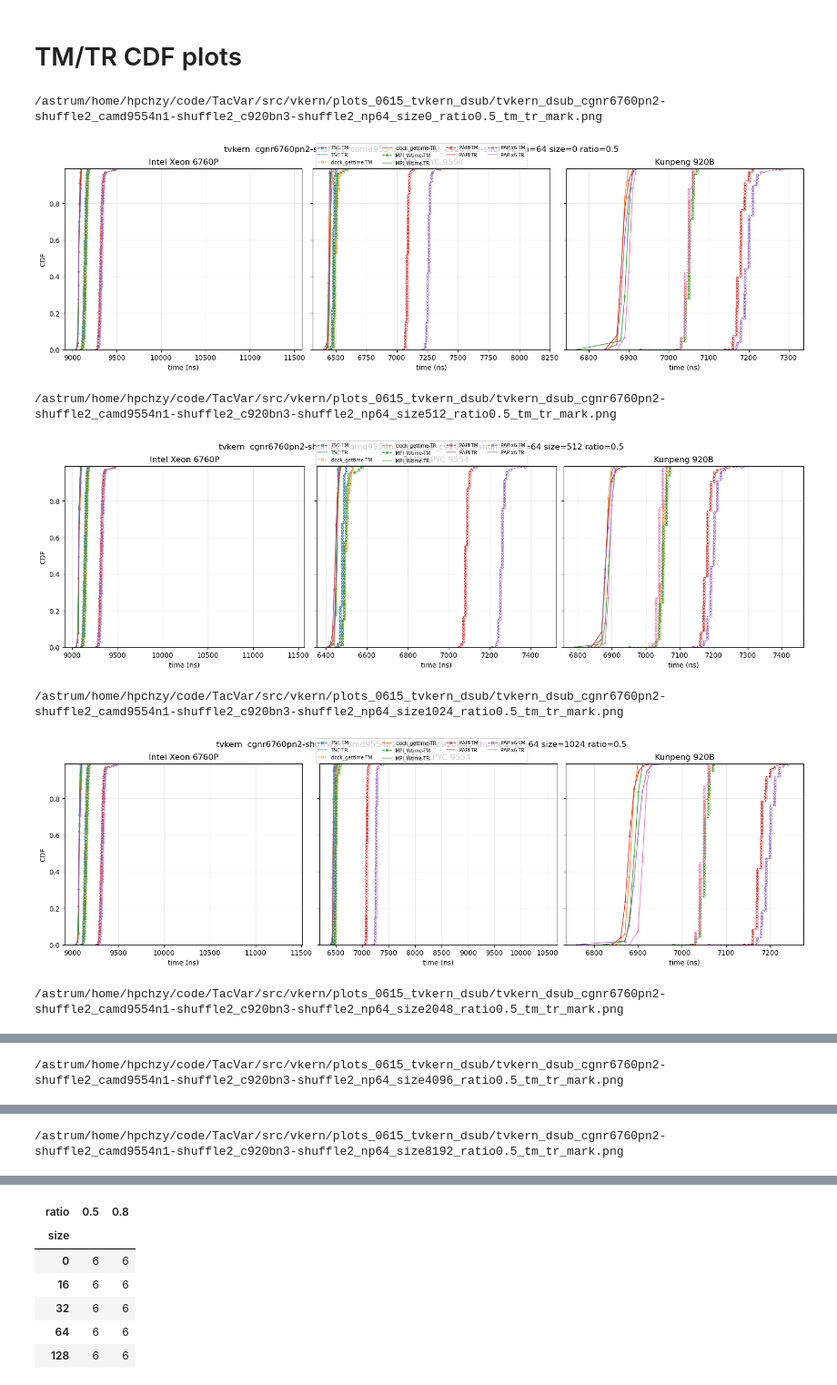
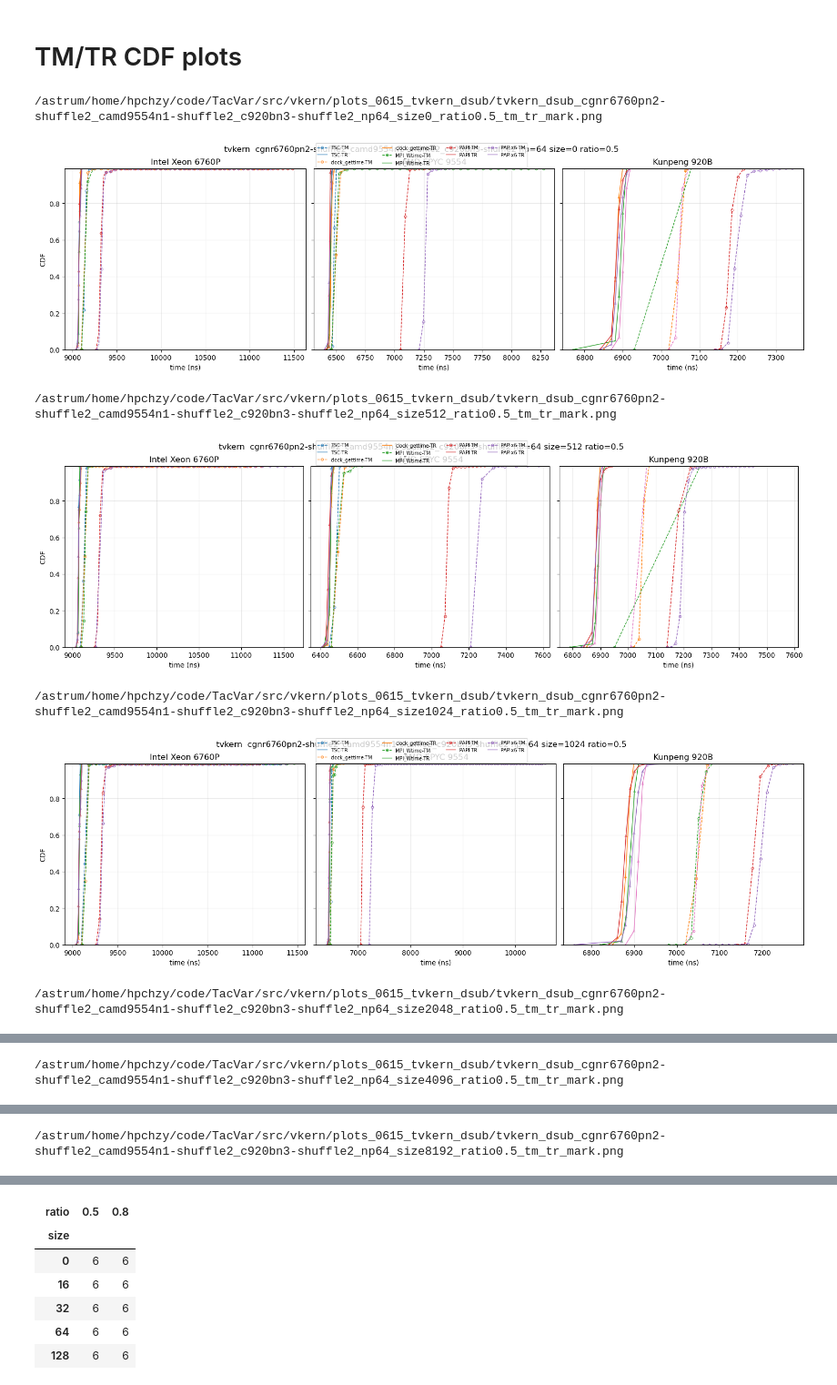
Before and after one commit to HunterHan/TacVar, a Jupyter notebook: src/vkern/plot_entry_filt.tvkern.0615.ipynb, the cells around one changed output, grey strips where cells are left out. Shown at 91% size. Cells and saved outputs as stored; diff of their text form; code cells hidden in the pictures.

```diff
--- a/src/vkern/plot_entry_filt.tvkern.0615.ipynb
+++ b/src/vkern/plot_entry_filt.tvkern.0615.ipynb
@@ -178,6 +178,33 @@ def read_tm(tm_file):
     df = pd.read_csv(tm_file, header=None, names=['ns'])
     df['ns'] = pd.to_numeric(df['ns'], errors='coerce')
     return df['ns'].dropna().to_numpy()
+
+
+def read_tm_plinear(tm_file, n_bins=300):
+    """Read TM samples and return piecewise-linear CDF via histogram binning.
+
+    Same format as read_tr: ns = bin left edges (+ sentinel right edge),
+    cdf = CDF at each left edge (0 at first, 1.0 at sentinel).
+    """
+    df = pd.read_csv(tm_file, header=None, names=['ns'])
+    vals = pd.to_numeric(df['ns'], errors='coerce').dropna().to_numpy()
+    if vals.size == 0:
+        return pd.DataFrame({'ns': [], 'cdf': []})
+    counts, edges = np.histogram(vals, bins=min(n_bins, int(np.ptp(vals)) or n_bins))
+    prob = counts / counts.sum()
+    cs = np.cumsum(prob)
+    left_cdf = np.r_[0.0, cs[:-1]]
+    keep = left_cdf < QUANTILE_DROP
+    if keep.any():
+        last = int(np.where(keep)[0][-1])
+        if last + 1 < len(counts):
+            keep[last + 1] = True
+    kept_left = edges[:-1][keep]
+    kept_prob = prob[keep]
+    sentinel = edges[1:][keep][-1]
+    x = np.r_[kept_left, sentinel]
+    y = np.r_[0.0, np.cumsum(kept_prob)]
+    return pd.DataFrame({'ns': x, 'cdf': y})
 
 
 def read_hist(hist_file):
@@ -423,47 +450,48 @@ for ratio in sorted(entries['ratio'].dropna().unique()):
                     color = TIMER_COLORS.get(timer)
                     label = timer_label(timer)
 
-                    tm_x, tm_y = ecdf_xy(read_tm(row['tm_file']))
+                    tm_df = read_tm_plinear(row['tm_file'])
                     tr_df = read_hist(row['tr_hist_file'])
 
-                    tm_markevery = max(10, len(tm_x) // 100)
-                    tm_markevery = 1000
+                    tm_ns = tm_df['ns'].to_numpy()
+                    tm_cdf = tm_df['cdf'].to_numpy()
+                    tm_markevery = max(1, len(tm_ns) // 30)
 
                     tr_ns = tr_df['ns'].to_numpy()
                     tr_cdf = tr_df['cdf'].to_numpy()
                     if len(tr_ns) > TR_MARKER_MAX:
                         keep = np.linspace(0, len(tr_ns) - 1, TR_MARKER_MAX, dtype=int)
                         tr_marker_x = tr_ns[keep]
                         tr_marker_y = tr_cdf[keep]
                     else:
                         tr_marker_x = tr_ns
                         tr_marker_y = tr_cdf
 
-                    ax.plot(tm_x, tm_y, label=f'{label}-TM', color=color, linestyle='--', linewidth=1.0, marker='.', markevery=tm_markevery, markersize=7, markerfacecolor='none', markeredgewidth=0.7)
+                    ax.plot(tm_ns, tm_cdf, label=f'{label}-TM', color=color, linestyle='--', linewidth=1.0, marker='.', markevery=tm_markevery, markersize=7, markerfacecolor='none', markeredgewidth=0.7)
                     ax.plot(tr_ns, tr_cdf, label=f'{label}-TR', color=color, linestyle='-', linewidth=1.0)
                     ax.scatter(tr_marker_x, tr_marker_y, color=color, marker='^', s=11, linewidths=0.6, facecolor='none', alpha=0.72)
 
                 ax.set_title(HOST_LABELS.get(host, host))
                 ax.set_xlabel('time (ns)')
                 ax.set_ylim(0, QUANTILE_DROP)
                 ax.grid(True, alpha=0.28)
                 if ax is axes[0]:
                     ax.set_ylabel('CDF')
 
             handles, labels = axes[0].get_legend_handles_labels()
             fig.legend(handles, labels, ncol=min(4, max(1, len(labels))), fontsize=7, loc='upper center')
             fig.suptitle(f'{KERNEL_LABELS.get(kernel, kernel)}  {SHUFFLE_LABEL} np={np_val} size={size} ratio={ratio:g}', y=1.05)
 
             if SAVE_FIG:
                 out = OUT_DIR / f'{kernel}_dsub_{SHUFFLE_LABEL}_np{np_val}_size{size}_ratio{ratio:g}_tm_tr_mark.png'
                 fig.savefig(out, dpi=220, bbox_inches='tight')
                 print(out)
             plt.show()
 # %% [output]
 /astrum/home/hpchzy/code/TacVar/src/vkern/plots_0615_tvkern_dsub/tvkern_dsub_cgnr6760pn2-shuffle2_camd9554n1-shuffle2_c920bn3-shuffle2_np64_size0_ratio0.5_tm_tr_mark.png
-[figure, old version]
+[figure, new version]
 /astrum/home/hpchzy/code/TacVar/src/vkern/plots_0615_tvkern_dsub/tvkern_dsub_cgnr6760pn2-shuffle2_camd9554n1-shuffle2_c920bn3-shuffle2_np64_size512_ratio0.5_tm_tr_mark.png
-[figure, old version]
+[figure, new version]
 /astrum/home/hpchzy/code/TacVar/src/vkern/plots_0615_tvkern_dsub/tvkern_dsub_cgnr6760pn2-shuffle2_camd9554n1-shuffle2_c920bn3-shuffle2_np64_size1024_ratio0.5_tm_tr_mark.png
-[figure, old version]
+[figure, new version]
 /astrum/home/hpchzy/code/TacVar/src/vkern/plots_0615_tvkern_dsub/tvkern_dsub_cgnr6760pn2-shuffle2_camd9554n1-shuffle2_c920bn3-shuffle2_np64_size2048_ratio0.5_tm_tr_mark.png
```
Also changed, not shown: parts of 1 cell of this notebook, 1 other file.
